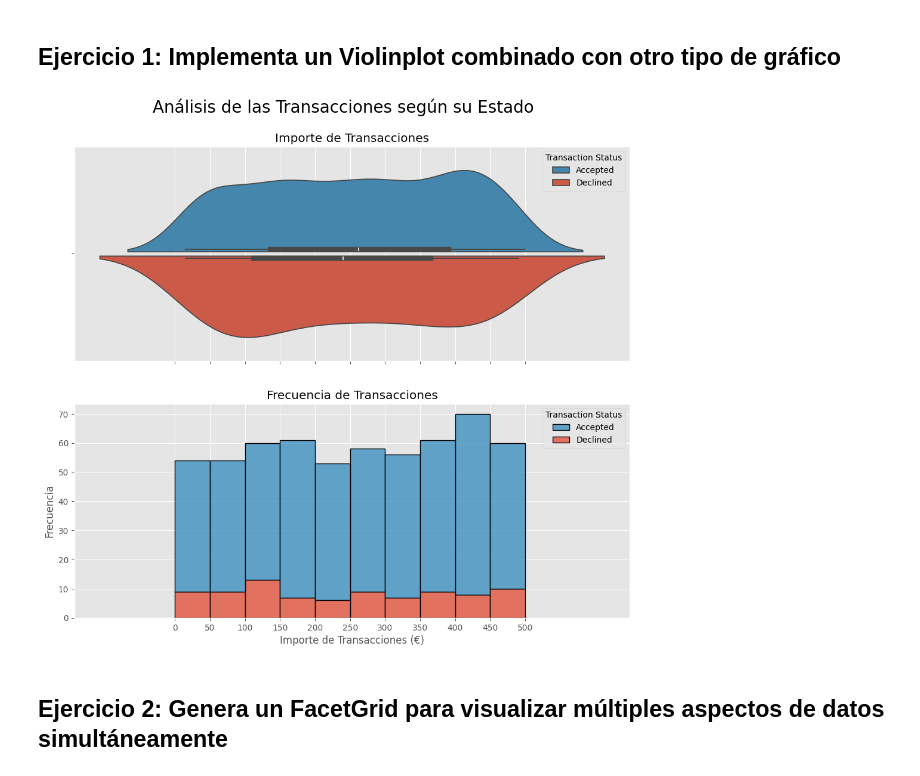
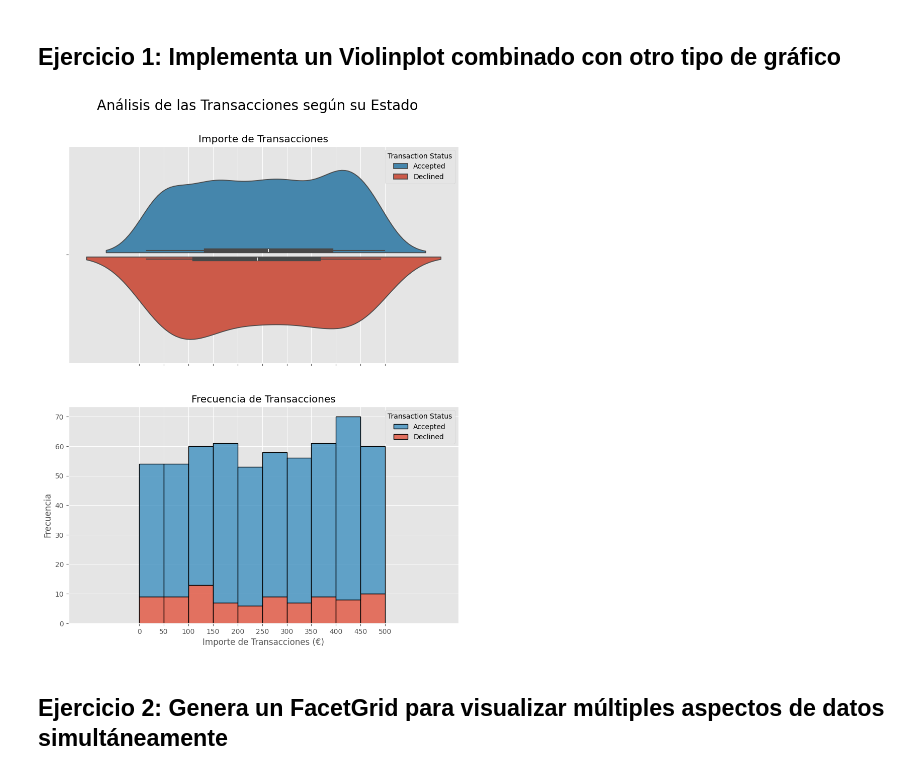
Before and after one commit to natalyamn/DataAnalytics_ITAcademy, a Jupyter notebook: 08. Sprint 8 Python/8.1 Visualizaciones en Python/Sprint8.01_NM.ipynb, the cells around one changed output. Saved outputs shown, nothing was run; the diff lists cells and outputs as text; code cells hidden in the pictures.

```diff
--- a/08. Sprint 8 Python/8.1 Visualizaciones en Python/Sprint8.01_NM.ipynb
+++ b/08. Sprint 8 Python/8.1 Visualizaciones en Python/Sprint8.01_NM.ipynb
@@ -457,25 +545,25 @@ Este jointplot puede mostrar la relación entre la cantidad de productos en una
 # %%
 dataframe['transaction']['Transaction Status'] = dataframe['transaction']['declined'].replace({0:'Accepted', 1:'Declined'})
 # %%
-fig, (ax1, ax2) = plt.subplots(2, 1, figsize=(12,10), sharex=True)
+fig, (ax1, ax2) = plt.subplots(2, 1, figsize=(10,12), sharex=True)
 
 sns.violinplot(data=dataframe['transaction'], x='amount', hue='Transaction Status', palette={'Accepted':'#348ABD','Declined':'#E24A33'},
                linewidth=1.25, split=True, gap=.05, inner_kws={'box_width':6, 'whis_width':1.5}, ax=ax1)
 
 sns.histplot(data=dataframe['transaction'], x='amount', hue='Transaction Status', palette={'Accepted':'#348ABD','Declined':'#E24A33'},
              bins=bins, multiple='stack', edgecolor='black', linewidth=1, ax=ax2)
 
 fig.figure.subplots_adjust(top=0.9)
 fig.suptitle('Análisis de las Transacciones según su Estado', fontsize=20)
 ax1.set_title('Importe de Transacciones')
 ax2.set_title('Frecuencia de Transacciones')
 ax2.set_xlabel('Importe de Transacciones (€)')
 ax2.set_ylabel('Frecuencia')
 ax2.set_xticks(bins)
 
 plt.show()
 # %% [output]
-[figure, old version]
+[figure, new version]
 # %% [markdown]
 ## Ejercicio 2: Genera un FacetGrid para visualizar múltiples aspectos de datos simultáneamente
 # %%
```
Also changed, not shown: parts of 12 cells of this notebook.
